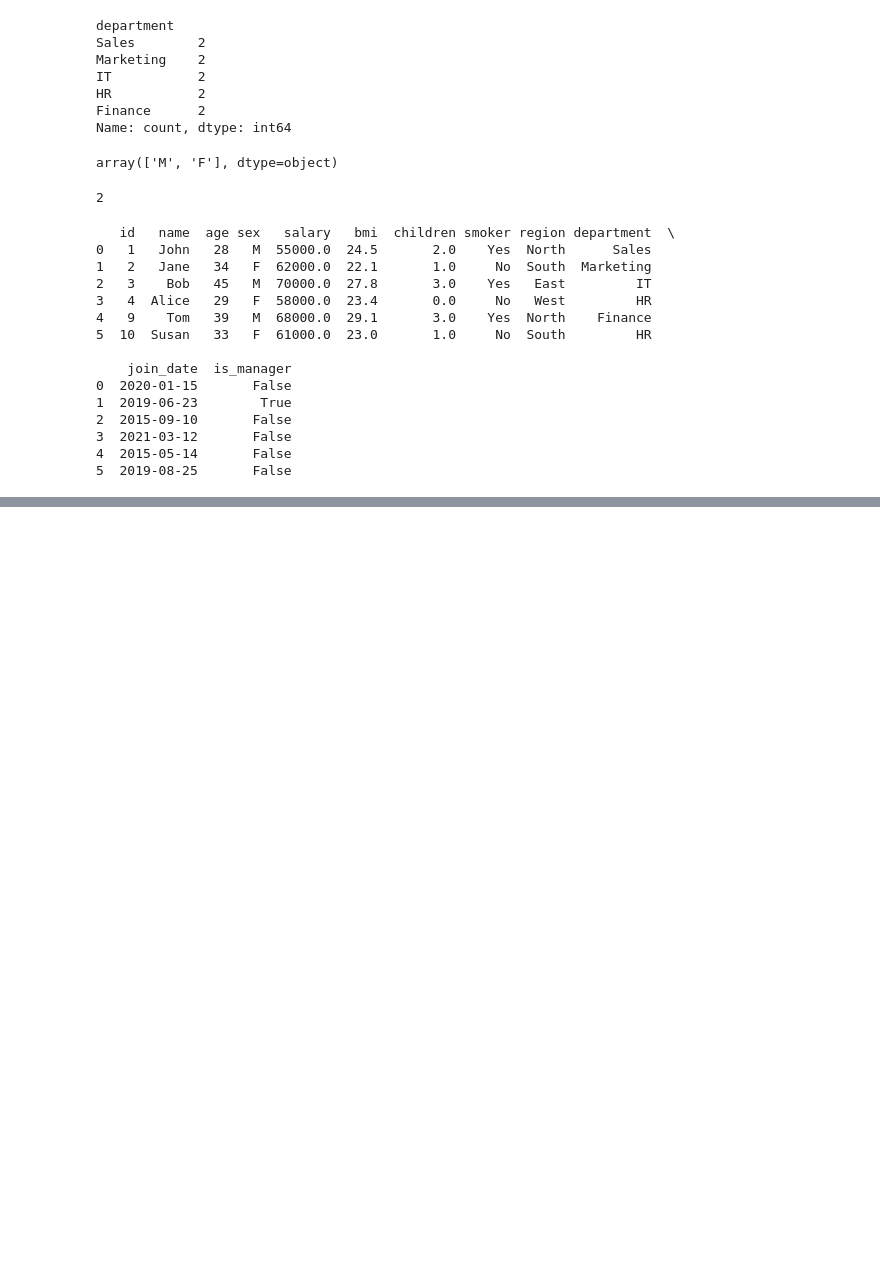
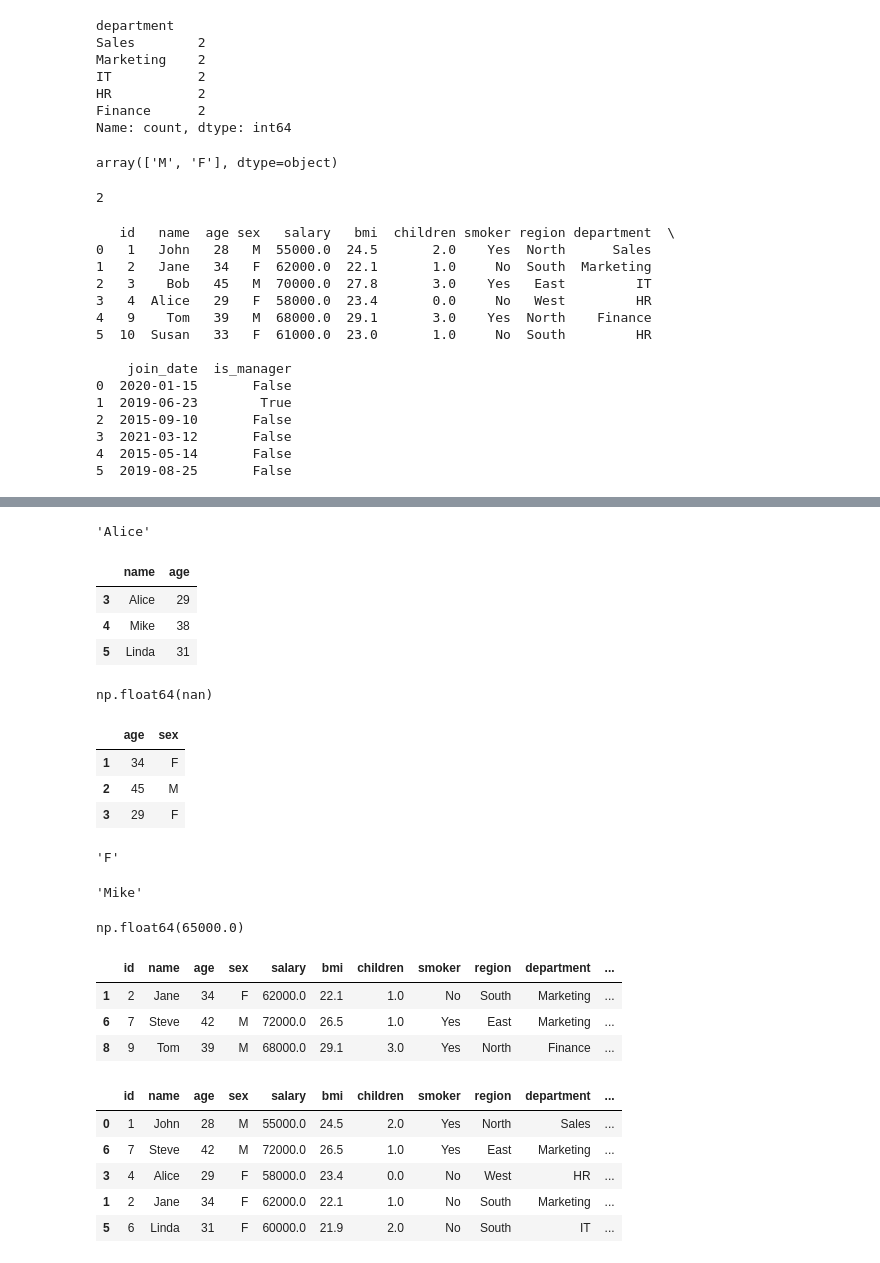
Before and after one commit to Md-Maruf-1727/LearningPractices, a Jupyter notebook: Pandas/Pandas5.ipynb, the cells around one changed output, grey strips where cells are left out. Cells and saved outputs as stored; diff of their text form; code cells hidden in the pictures; blank space fills up the shorter version.

```diff
--- a/Pandas/Pandas5.ipynb
+++ b/Pandas/Pandas5.ipynb
@@ -22,6 +22,16 @@ print(main_data)
 7  2017-04-30       False
 8  2015-05-14       False
 9  2019-08-25       False
+# %%
+main_data1 = main_data.copy()
+main_data2 = main_data.copy()
+main_data3 = main_data.copy()
+main_data4 = main_data.copy()
+main_data5 = main_data.copy()
+main_data6 = main_data.copy()
+main_data7 = main_data.copy()
+main_data8 = main_data.copy()
+main_data9 = main_data.copy()
 # %%
 #DataFrame এ মোট কয়টি row ও column আছে তা বের করো।
 main_data.shape
@@ -303,0 +364,54 @@ print(first_last)
+# %%
+#label দ্বারা row/column নির্বাচন
+main_data1.loc[3, 'name']
+# %% [output]
+'Alice'
+# %%
+main_data1.loc[3:5, ['name','age']]
+# %% [output]
+|  | name | age |
+| 3 | Alice | 29 |
+| 4 | Mike | 38 |
+| 5 | Linda | 31 |
+# %%
+main_data1.loc[7, 'salary']
+# %% [output]
+np.float64(nan)
+# %%
+#position দ্বারা row/column নির্বাচন
+main_data1.iloc[1:4,2:4]
+# %% [output]
+|  | age | sex |
+| 1 | 34 | F |
+| 2 | 45 | M |
+| 3 | 29 | F |
+# %%
+main_data1.iloc[3,3]
+# %% [output]
+'F'
+# %%
+#একক মান (single value) label দ্বারা access
+main_data1.at[4,'name']
+# %% [output]
+'Mike'
+# %%
+#একক মান (single value) position দ্বারা access
+main_data1.iat[4,4]
+# %% [output]
+np.float64(65000.0)
+# %%
+main_data1.sample(3)
+# %% [output]
+|  | id | name | age | sex | salary | bmi | children | smoker | region | department | ... |
+| 1 | 2 | Jane | 34 | F | 62000.0 | 22.1 | 1.0 | No | South | Marketing | ... |
+| 6 | 7 | Steve | 42 | M | 72000.0 | 26.5 | 1.0 | Yes | East | Marketing | ... |
+| 8 | 9 | Tom | 39 | M | 68000.0 | 29.1 | 3.0 | Yes | North | Finance | ... |
+# %%
+main_data1.sample(frac=0.5)
+# %% [output]
+|  | id | name | age | sex | salary | bmi | children | smoker | region | department | ... |
+| 0 | 1 | John | 28 | M | 55000.0 | 24.5 | 2.0 | Yes | North | Sales | ... |
+| 6 | 7 | Steve | 42 | M | 72000.0 | 26.5 | 1.0 | Yes | East | Marketing | ... |
+| 3 | 4 | Alice | 29 | F | 58000.0 | 23.4 | 0.0 | No | West | HR | ... |
+| 1 | 2 | Jane | 34 | F | 62000.0 | 22.1 | 1.0 | No | South | Marketing | ... |
+| 5 | 6 | Linda | 31 | F | 60000.0 | 21.9 | 2.0 | No | South | IT | ... |
```
Also changed, not shown: parts of 3 cells of this notebook.
